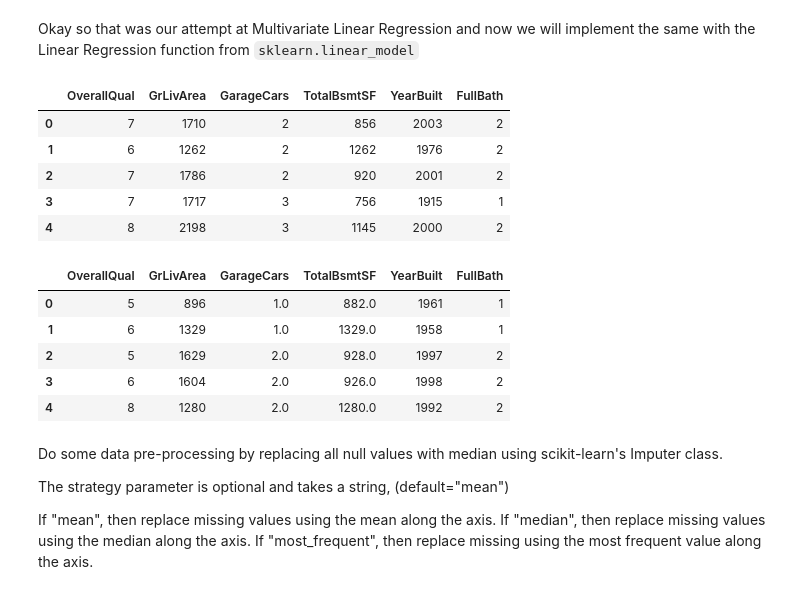
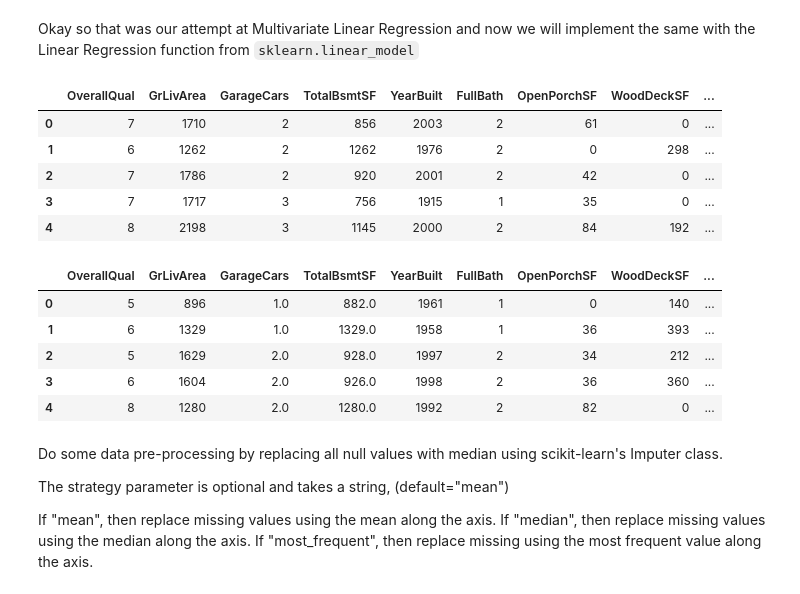
Before and after one commit to rohan-paul/Kaggle-House-Prices-Advanced-Regression-Techniques, a Jupyter notebook: main_EDA_and_Linear_Regression_Prediction.ipynb, the cells around one changed output. Saved outputs shown, nothing was run; the diff lists cells and outputs as text; code cells hidden in the pictures.

```diff
--- a/main_EDA_and_Linear_Regression_Prediction.ipynb
+++ b/main_EDA_and_Linear_Regression_Prediction.ipynb
@@ -495,28 +503,29 @@ Okay so that was our attempt at Multivariate Linear Regression and now we will i
 # %%
 
 train_target_label = df_train['SalePrice']
-top_feature_columns_modified = ['OverallQual', 'GrLivArea', 'GarageCars', 'TotalBsmtSF', 'YearBuilt', 'FullBath']
+top_feature_columns_modified = ['OverallQual', 'GrLivArea', 'GarageCars', 'TotalBsmtSF', 'YearBuilt', 'FullBath', 'OpenPorchSF',
+        'WoodDeckSF', '2ndFlrSF', 'YearRemodAdd', 'MasVnrArea', 'LotFrontage', 'LotArea']
 
 training_sample_df = df_train[top_feature_columns_modified]
 test_sample_df = df_test[top_feature_columns_modified]
 
 training_sample_df.head()
 # %% [output]
-|  | OverallQual | GrLivArea | GarageCars | TotalBsmtSF | YearBuilt | FullBath |
-| 0 | 7 | 1710 | 2 | 856 | 2003 | 2 |
-| 1 | 6 | 1262 | 2 | 1262 | 1976 | 2 |
-| 2 | 7 | 1786 | 2 | 920 | 2001 | 2 |
-| 3 | 7 | 1717 | 3 | 756 | 1915 | 1 |
-| 4 | 8 | 2198 | 3 | 1145 | 2000 | 2 |
+|  | OverallQual | GrLivArea | GarageCars | TotalBsmtSF | YearBuilt | FullBath | OpenPorchSF | WoodDeckSF | ... |
+| 0 | 7 | 1710 | 2 | 856 | 2003 | 2 | 61 | 0 | ... |
+| 1 | 6 | 1262 | 2 | 1262 | 1976 | 2 | 0 | 298 | ... |
+| 2 | 7 | 1786 | 2 | 920 | 2001 | 2 | 42 | 0 | ... |
+| 3 | 7 | 1717 | 3 | 756 | 1915 | 1 | 35 | 0 | ... |
+| 4 | 8 | 2198 | 3 | 1145 | 2000 | 2 | 84 | 192 | ... |
 # %%
 test_sample_df.head()
 # %% [output]
-|  | OverallQual | GrLivArea | GarageCars | TotalBsmtSF | YearBuilt | FullBath |
-| 0 | 5 | 896 | 1.0 | 882.0 | 1961 | 1 |
-| 1 | 6 | 1329 | 1.0 | 1329.0 | 1958 | 1 |
-| 2 | 5 | 1629 | 2.0 | 928.0 | 1997 | 2 |
-| 3 | 6 | 1604 | 2.0 | 926.0 | 1998 | 2 |
-| 4 | 8 | 1280 | 2.0 | 1280.0 | 1992 | 2 |
+|  | OverallQual | GrLivArea | GarageCars | TotalBsmtSF | YearBuilt | FullBath | OpenPorchSF | WoodDeckSF | ... |
+| 0 | 5 | 896 | 1.0 | 882.0 | 1961 | 1 | 0 | 140 | ... |
+| 1 | 6 | 1329 | 1.0 | 1329.0 | 1958 | 1 | 36 | 393 | ... |
+| 2 | 5 | 1629 | 2.0 | 928.0 | 1997 | 2 | 34 | 212 | ... |
+| 3 | 6 | 1604 | 2.0 | 926.0 | 1998 | 2 | 36 | 360 | ... |
+| 4 | 8 | 1280 | 2.0 | 1280.0 | 1992 | 2 | 82 | 0 | ... |
 # %% [markdown]
 Do some data pre-processing by replacing all null values with median
 using scikit-learn's Imputer class.
```
Also changed, not shown: parts of 29 cells of this notebook.
